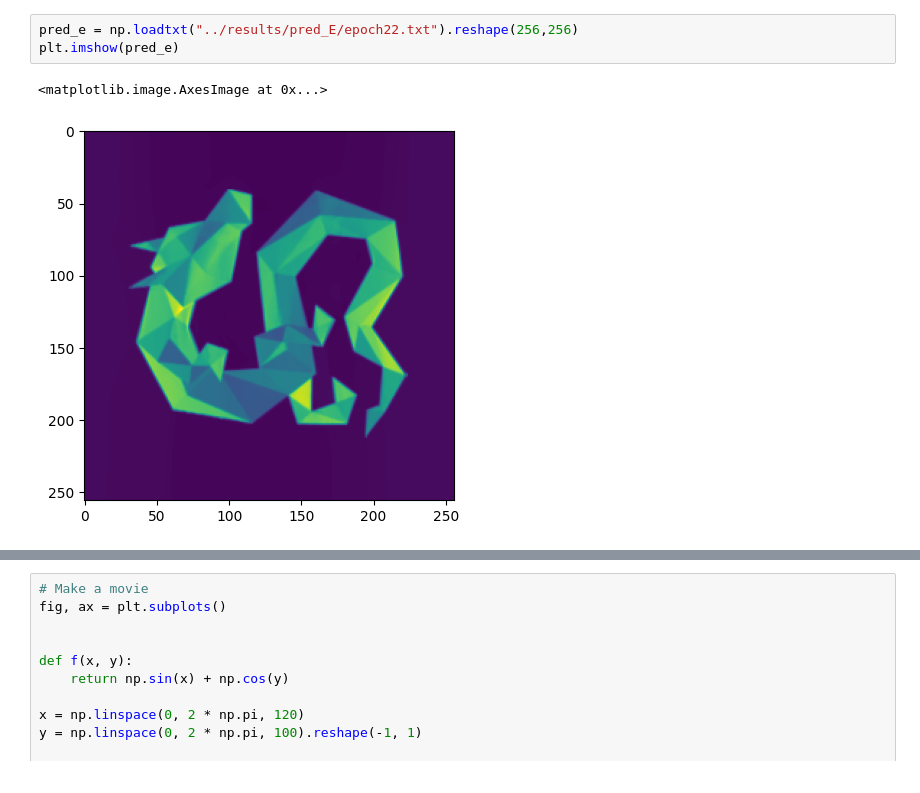
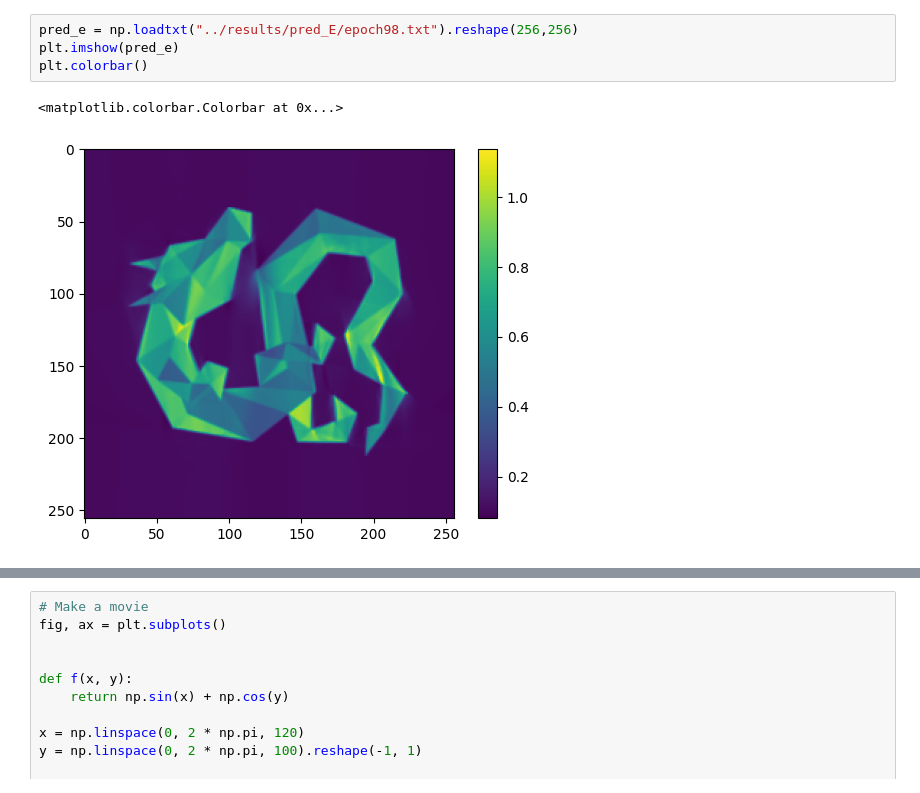
Before and after one commit to data-science-tamu/data-science-projects, a Jupyter notebook: plot/plot.ipynb, the cells around one changed output, grey strips where cells are left out. Cells and saved outputs as stored; diff of their text form.

```diff
--- a/plot/plot.ipynb
+++ b/plot/plot.ipynb
@@ -5,6 +25,7 @@ import numpy as np
 # %%
-pred_e = np.loadtxt("../results/pred_E/epoch22.txt").reshape(256,256)
+pred_e = np.loadtxt("../results/pred_E/epoch98.txt").reshape(256,256)
 plt.imshow(pred_e)
+plt.colorbar()
 # %% [output]
-<matplotlib.image.AxesImage at 0x...>
+<matplotlib.colorbar.Colorbar at 0x...>
-[figure, old version]
+[figure, new version]
```
Also changed, not shown: parts of 12 cells of this notebook, 4 other files.
